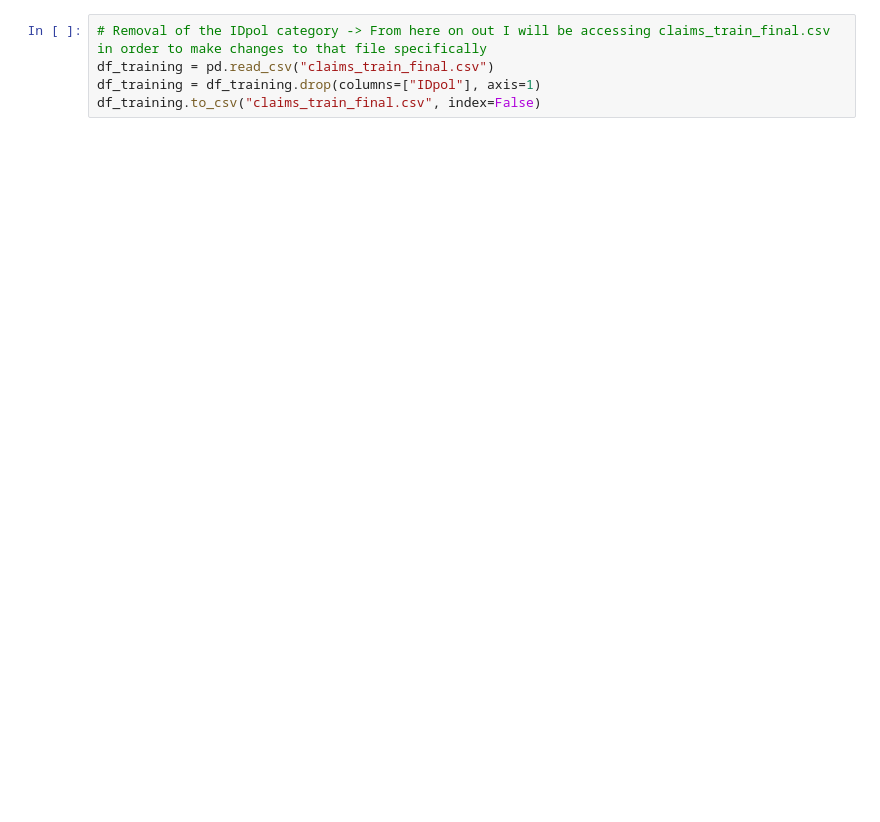
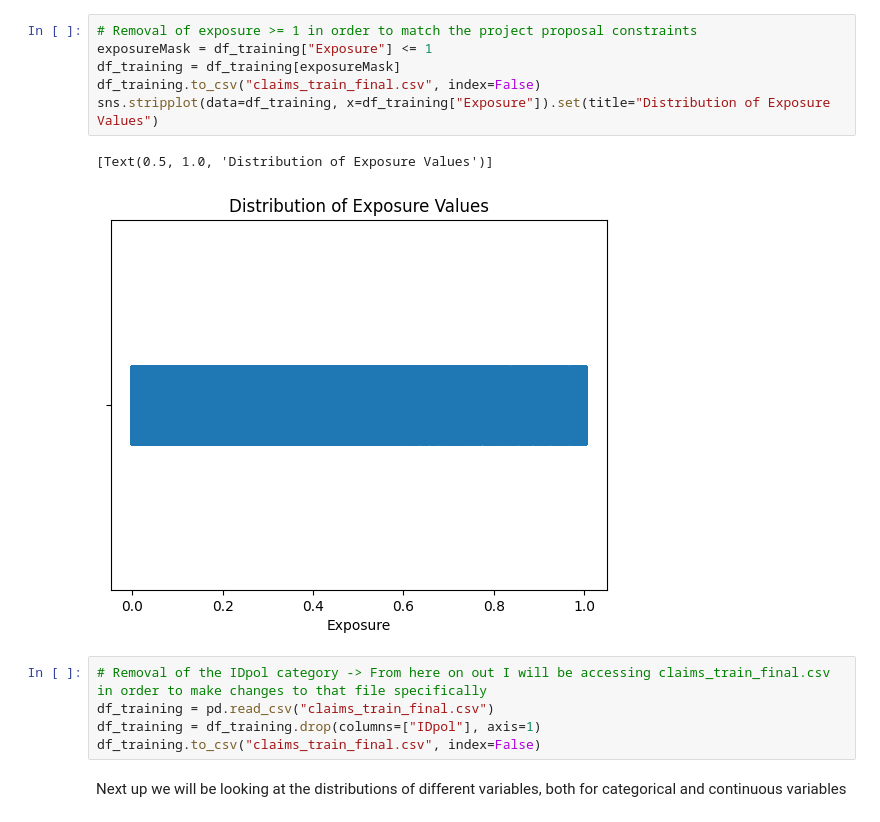
Before and after one commit to BossThePro/MLProject-Group-SR, a Jupyter notebook: data/dataCleaning.ipynb, the cells around one changed output. Drawn from its saved outputs; the diff is of its cells as text; blank space fills up the shorter version.

```diff
--- a/data/dataCleaning.ipynb
+++ b/data/dataCleaning.ipynb
@@ -21,5 +14,16 @@ df_training.to_csv("claims_train_final.csv", index=False)
+# %%
+# Removal of exposure >= 1 in order to match the project proposal constraints
+exposureMask = df_training["Exposure"] <= 1
+df_training = df_training[exposureMask]
+df_training.to_csv("claims_train_final.csv", index=False)
+sns.stripplot(data=df_training, x=df_training["Exposure"]).set(title="Distribution of Exposure Values")
+# %% [output]
+[Text(0.5, 1.0, 'Distribution of Exposure Values')]
+[figure, added]
 # %%
 # Removal of the IDpol category -> From here on out I will be accessing claims_train_final.csv in order to make changes to that file specifically
 df_training = pd.read_csv("claims_train_final.csv")
 df_training = df_training.drop(columns=["IDpol"], axis=1)
 df_training.to_csv("claims_train_final.csv", index=False)
+# %% [markdown]
+Next up we will be looking at the distributions of different variables, both for categorical and continuous variables
```
Also changed, not shown: parts of 17 cells of this notebook, 2 other files.
